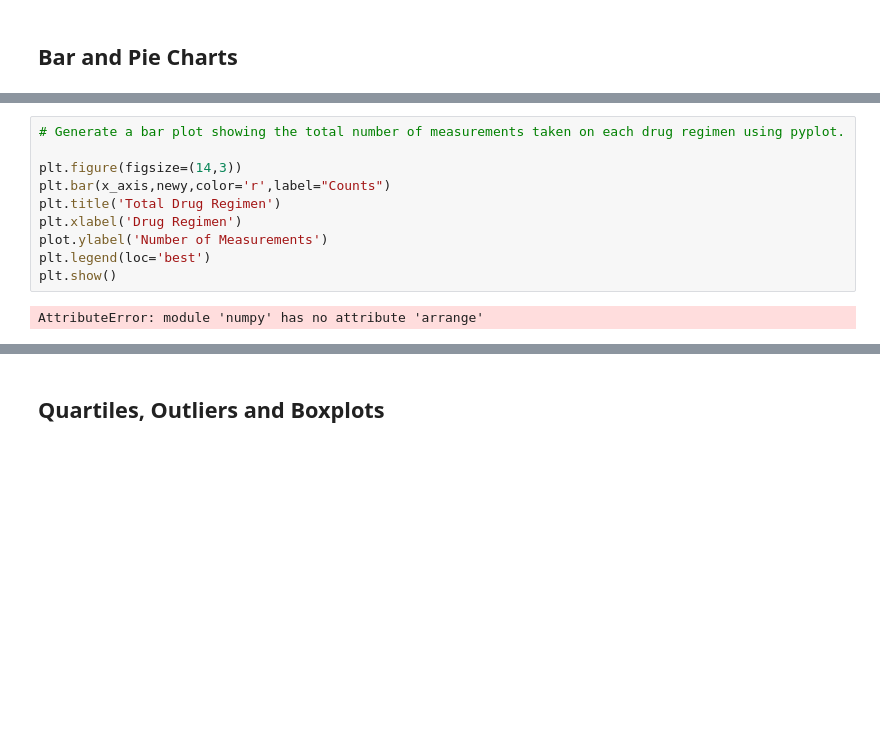
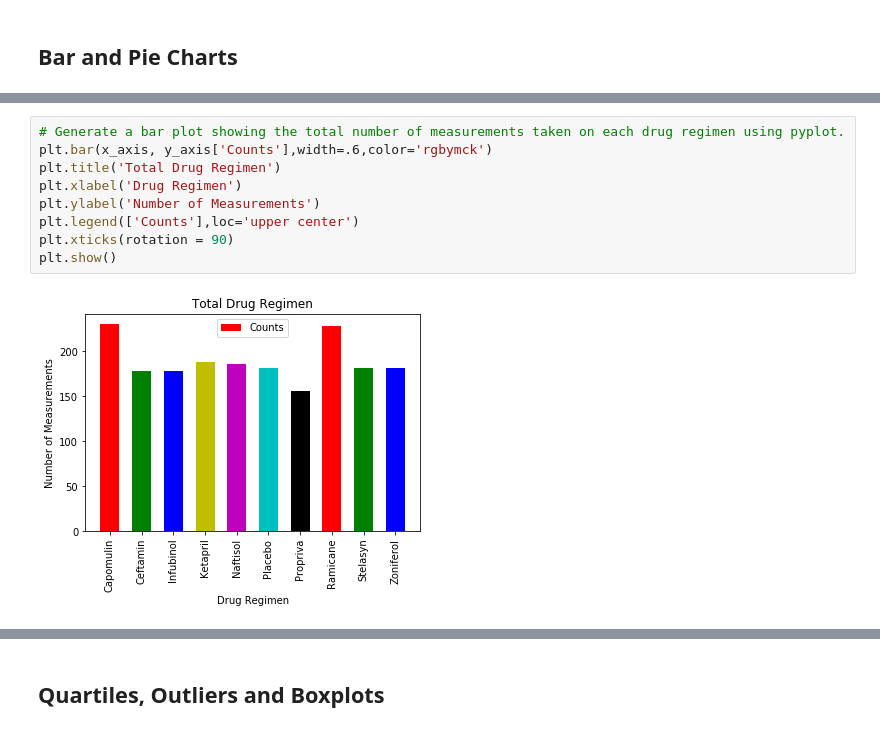
Before and after one commit to cblank210/matplotlib-challenge, a Jupyter notebook: Pymaceuticals/pymaceuticals.ipynb, the cells around one changed output, grey strips where cells are left out. Drawn from its saved outputs; the diff is of its cells as text; blank space fills up the shorter version.

```diff
--- a/Pymaceuticals/pymaceuticals.ipynb
+++ b/Pymaceuticals/pymaceuticals.ipynb
@@ -149,12 +147,11 @@ plt.show()
 # %%
 # Generate a bar plot showing the total number of measurements taken on each drug regimen using pyplot.
-
-plt.figure(figsize=(14,3))
-plt.bar(x_axis,newy,color='r',label="Counts")
+plt.bar(x_axis, y_axis['Counts'],width=.6,color='rgbymck')
 plt.title('Total Drug Regimen')
 plt.xlabel('Drug Regimen')
-plot.ylabel('Number of Measurements')
-plt.legend(loc='best')
+plt.ylabel('Number of Measurements')
+plt.legend(['Counts'],loc='upper center')
+plt.xticks(rotation = 90)
 plt.show()
 # %% [output]
-AttributeError: module 'numpy' has no attribute 'arrange'
+[figure, added]
```
Also changed, not shown: parts of 6 cells of this notebook.
